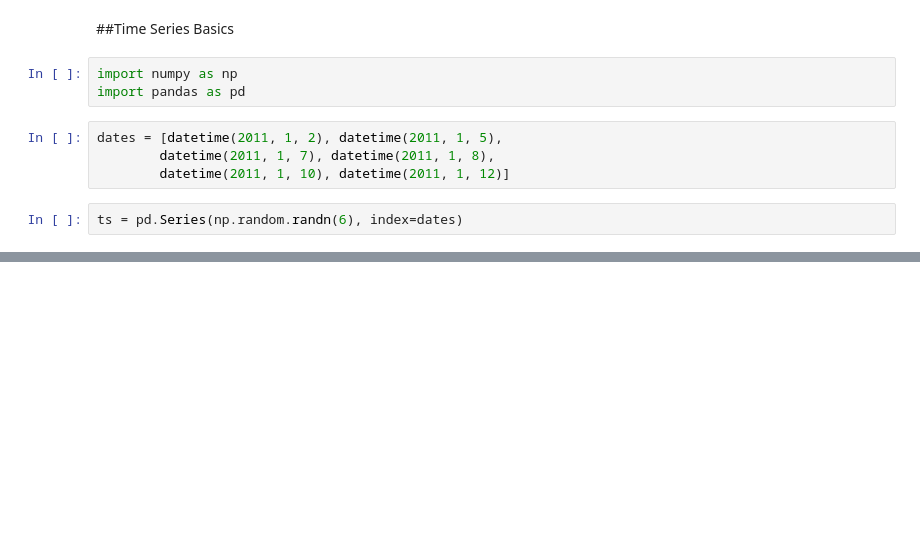
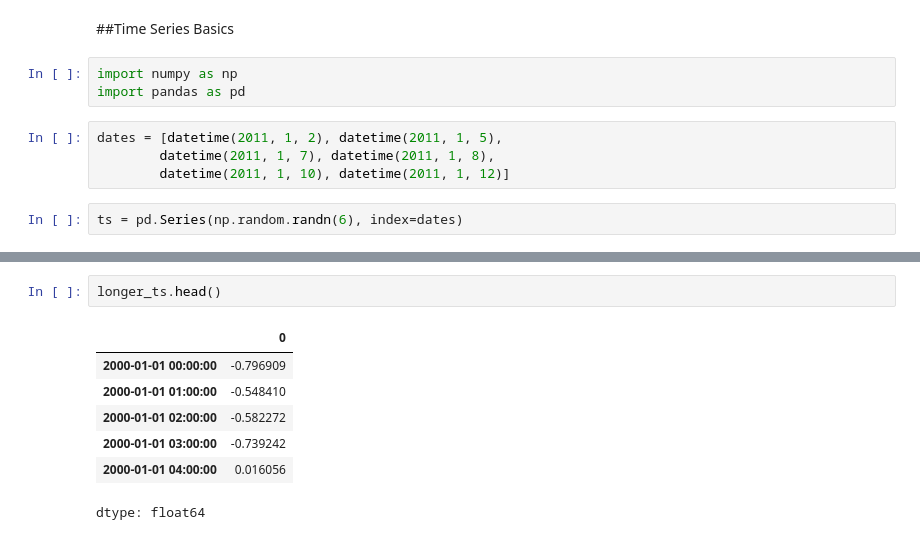
Before and after one commit to YousufKhaskheli/AI_Data_Science_Course, a Jupyter notebook: Classes/Jupyter Notebook/Working_with_Pandas/2026-07-05_Time_Series.ipynb, the cells around one changed output, grey strips where cells are left out. Drawn from its saved outputs; the diff is of its cells as text; blank space fills up the shorter version.

```diff
--- a/Classes/Jupyter Notebook/Working_with_Pandas/2026-07-05_Time_Series.ipynb
+++ b/Classes/Jupyter Notebook/Working_with_Pandas/2026-07-05_Time_Series.ipynb
@@ -154,0 +176,10 @@ dtype: float64
+# %%
+longer_ts.head()
+# %% [output]
+|  | 0 |
+| 2000-01-01 00:00:00 | -0.796909 |
+| 2000-01-01 01:00:00 | -0.548410 |
+| 2000-01-01 02:00:00 | -0.582272 |
+| 2000-01-01 03:00:00 | -0.739242 |
+| 2000-01-01 04:00:00 | 0.016056 |
+dtype: float64
```
Also changed, not shown: parts of 17 cells of this notebook, 2 other files.
